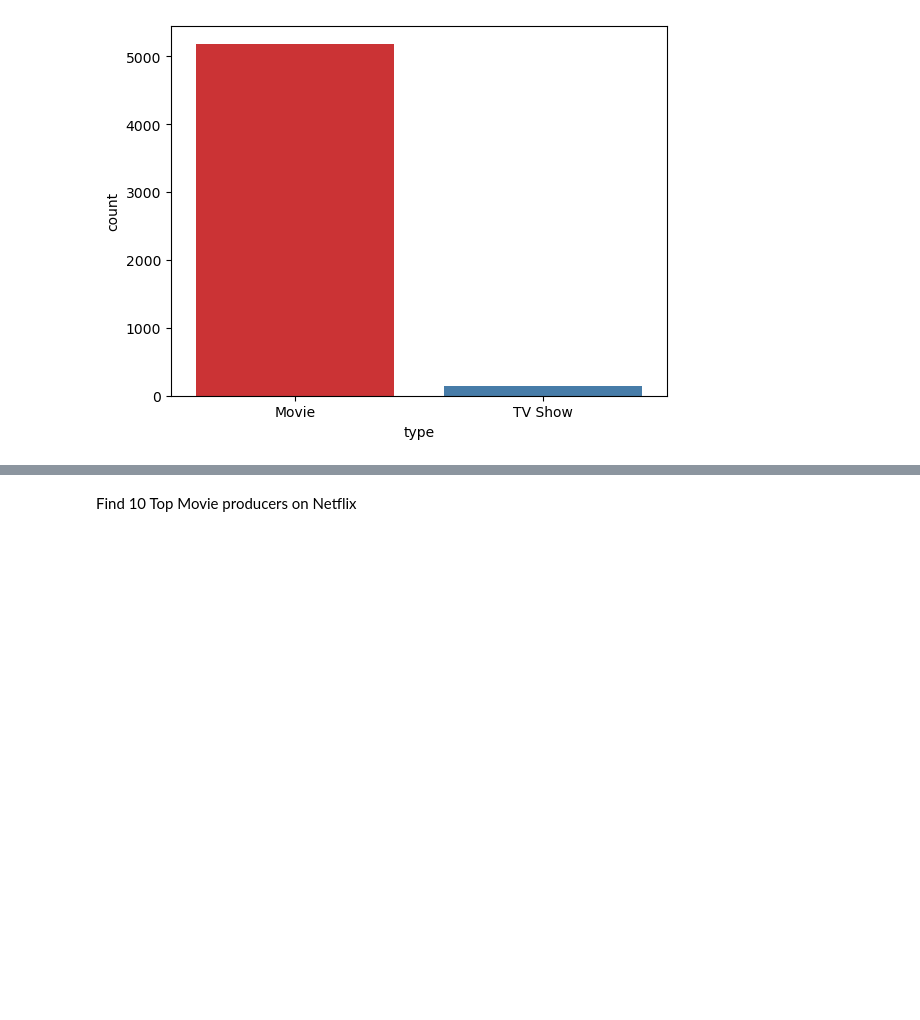
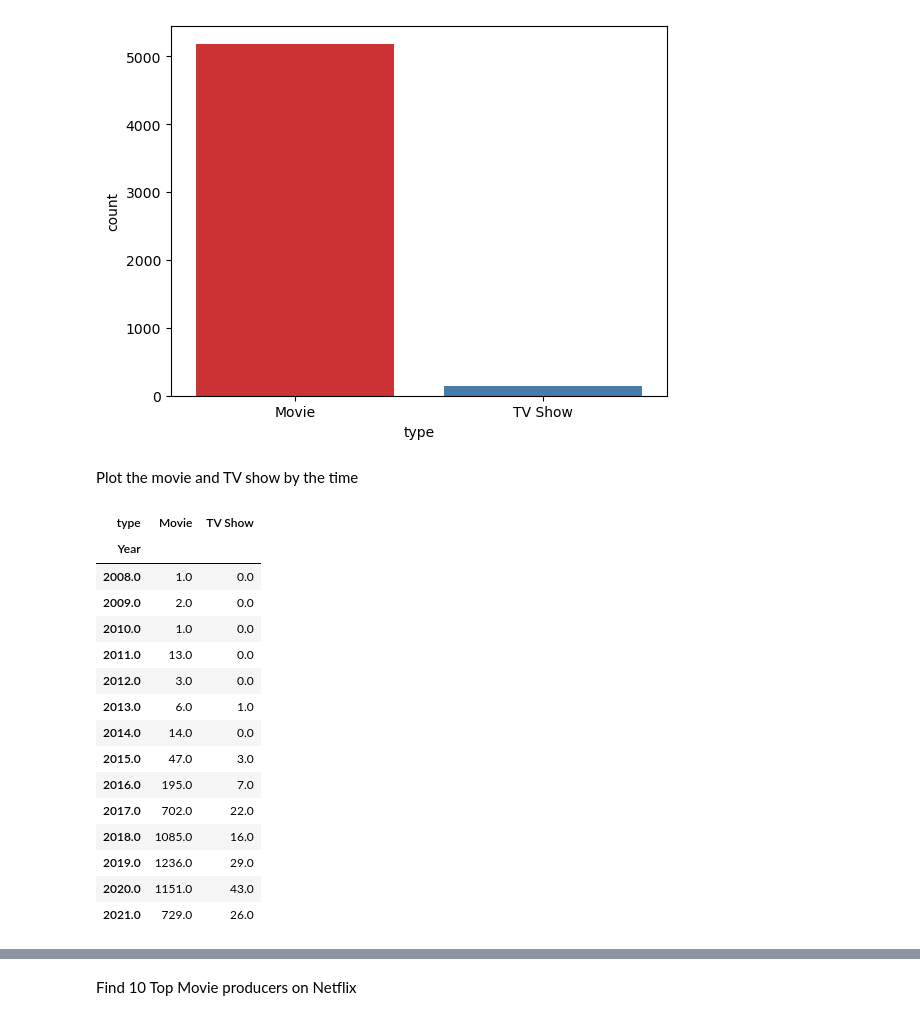
Before and after one commit to supAmorn/Data-science-projects, a Jupyter notebook: Netflix_EDA/netflix_EDA.ipynb, the cells around one changed output, grey strips where cells are left out. Saved outputs shown, nothing was run; the diff lists cells and outputs as text; code cells hidden in the pictures; blank space fills up the shorter version.

```diff
--- a/Netflix_EDA/netflix_EDA.ipynb
+++ b/Netflix_EDA/netflix_EDA.ipynb
@@ -78,3 +120,25 @@ sns.countplot(x= 'type',data=netflix_data,palette="Set1")
 # %% [output]
 <AxesSubplot:xlabel='type', ylabel='count'>
 [figure]
+# %% [markdown]
+Plot the movie and TV show by the time
+# %%
+df = netflix_data.groupby('Year')['type'].value_counts().unstack().fillna(0)
+df
+# %% [output]
+| type | Movie | TV Show |
+| Year |  |  |
+| 2008.0 | 1.0 | 0.0 |
+| 2009.0 | 2.0 | 0.0 |
+| 2010.0 | 1.0 | 0.0 |
+| 2011.0 | 13.0 | 0.0 |
+| 2012.0 | 3.0 | 0.0 |
+| 2013.0 | 6.0 | 1.0 |
+| 2014.0 | 14.0 | 0.0 |
+| 2015.0 | 47.0 | 3.0 |
+| 2016.0 | 195.0 | 7.0 |
+| 2017.0 | 702.0 | 22.0 |
+| 2018.0 | 1085.0 | 16.0 |
+| 2019.0 | 1236.0 | 29.0 |
+| 2020.0 | 1151.0 | 43.0 |
+| 2021.0 | 729.0 | 26.0 |
```
Also changed, not shown: parts of 19 cells of this notebook.
